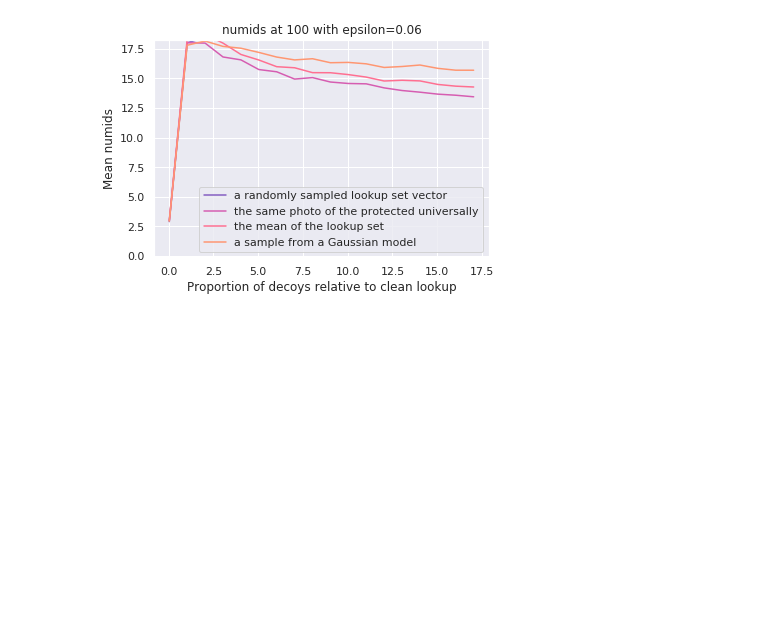
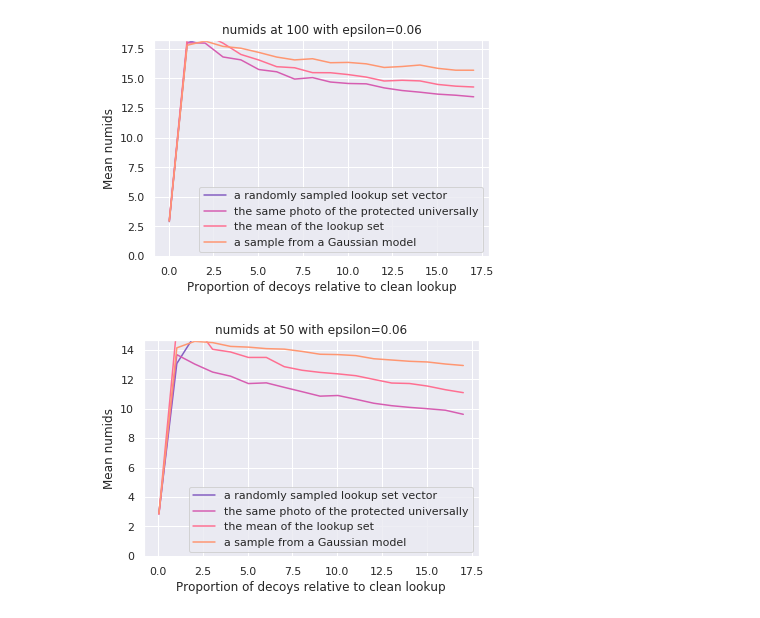
Before and after one commit to psturmfels/adversarial_faces, a Jupyter notebook: notebooks/recall_vs_adv_set_size.ipynb, the cells around one changed output. Drawn from its saved outputs; the diff is of its cells as text; code cells hidden in the pictures; blank space fills up the shorter version.

```diff
--- a/notebooks/recall_vs_adv_set_size.ipynb
+++ b/notebooks/recall_vs_adv_set_size.ipynb
@@ -85,3 +85,22 @@ plot_recall_vary_decoy(
 )
 # %% [output]
 [figure]
+# %%
+kwargs = {
+    "attack_types": [k for k, v in attack2display.items()],
+    "path_to_adversarial": "/data/vggface/test_perturbed_sampled/{true}/{attack_type}/{target}/epsilon_{epsilon}.h5",
+    "path_to_clean": "/data/vggface/test_preprocessed_sampled/{id}/embeddings.h5",
+    "epsilon": 0.06,
+    "identities": read_sampled_identities("../sampled_identities.txt").keys(),
+    "colors": ['#845ec2', '#d65db1', '#ff6f91', '#ff9671', '#ffc75f', '#f9f871'],
+    "names": [v for k, v in attack2display.items()],
+    "clean_lookup_size": 50.0,
+}
+plot_recall_vary_decoy(
+    k=50,
+    mode="numids",
+    sample_sizes=np.arange(2, 900, 50),
+    **kwargs
+)
+# %% [output]
+[figure, added]
```
Also changed, not shown: parts of 1 cell of this notebook, 3 other files.
